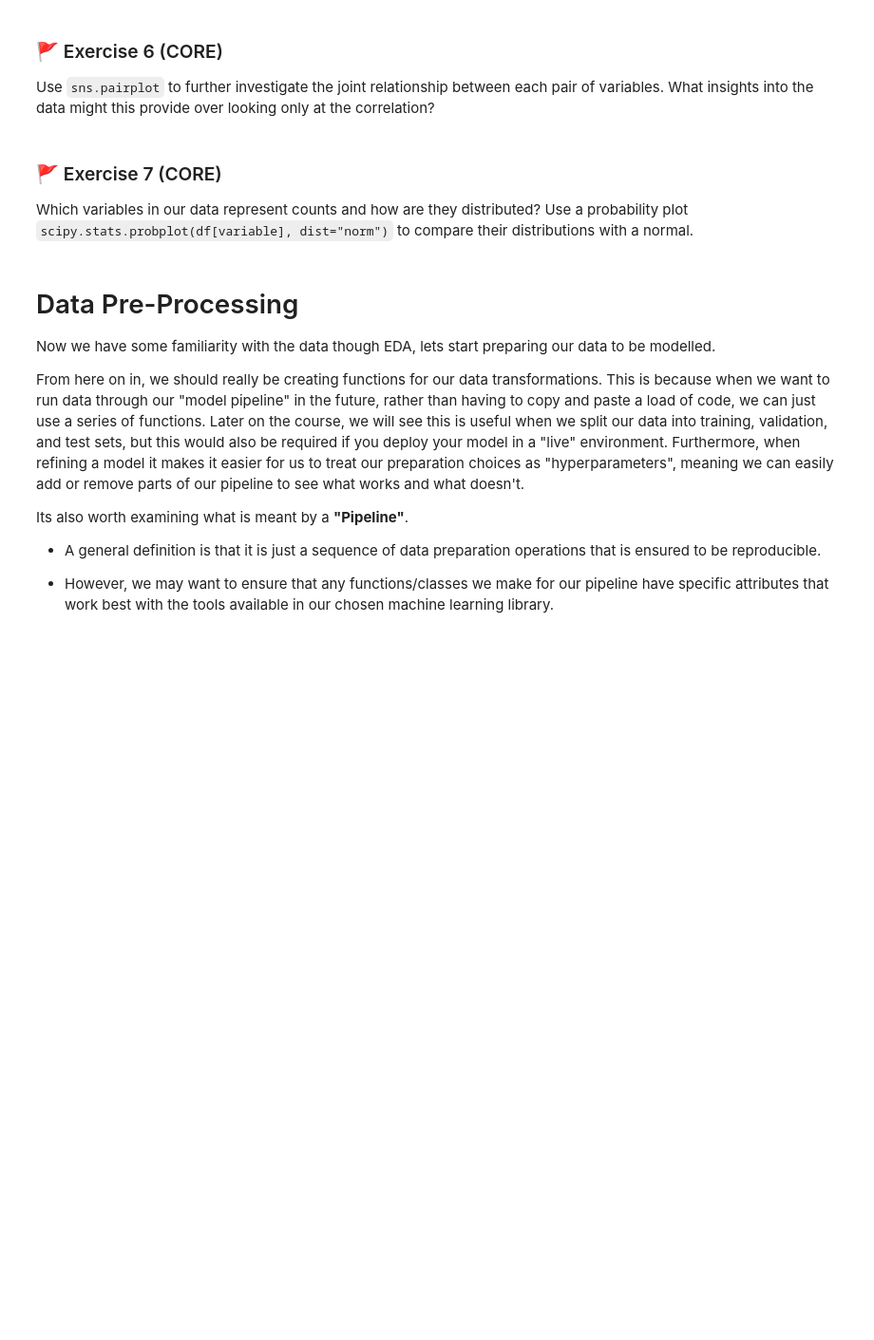
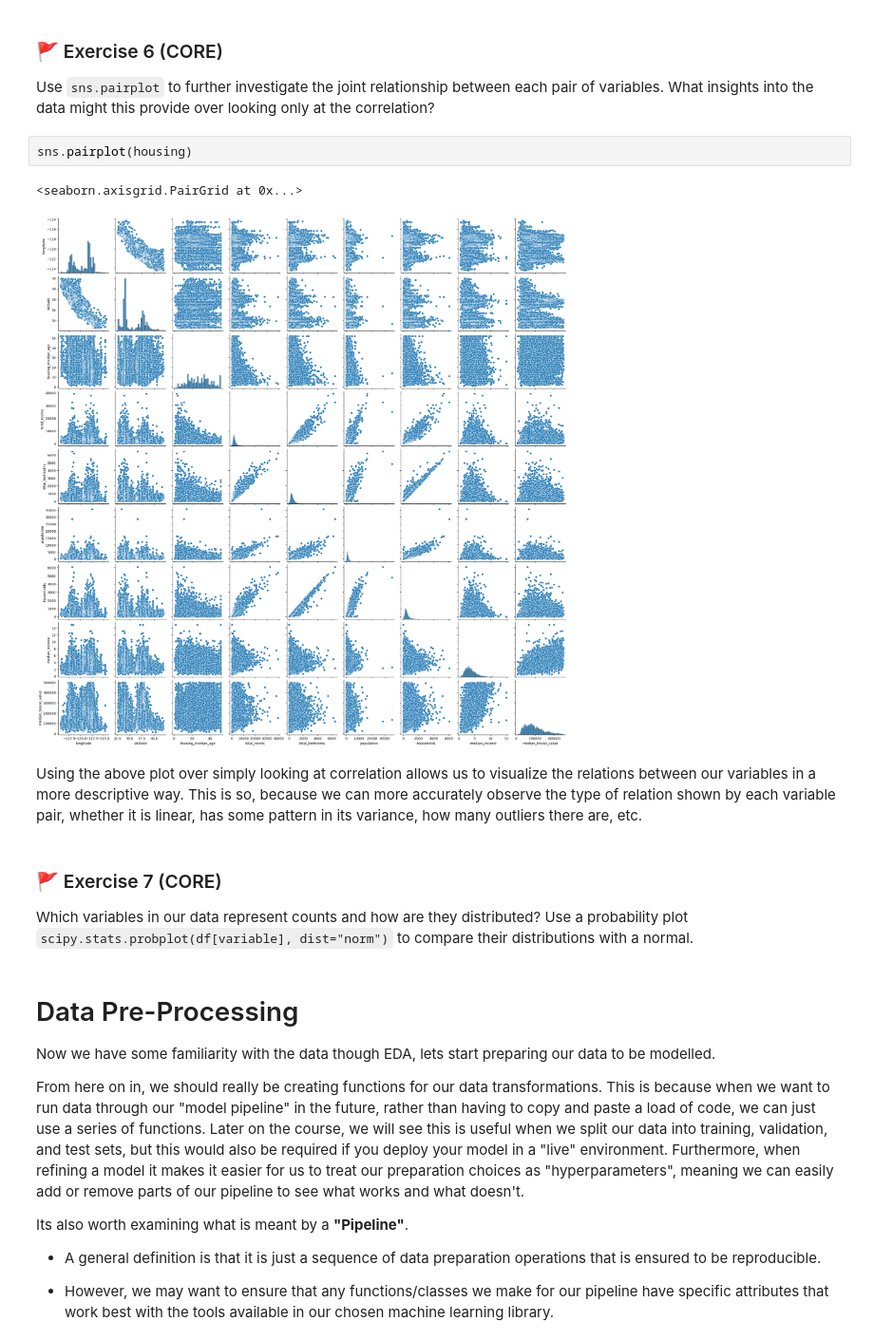
Before and after one commit to StefanoLema/MLPy_2025_week01, a Jupyter notebook: mlp_week01.ipynb, the cells around one changed output. Shown at 95% size. Drawn from its saved outputs; the diff is of its cells as text; blank space fills up the shorter version.

```diff
--- a/mlp_week01.ipynb
+++ b/mlp_week01.ipynb
@@ -254,6 +289,13 @@ Examine if/which of the features are correlated to each other. Are any of the fe
 ### 🚩 Exercise 6 (CORE)
 
 Use `sns.pairplot` to further investigate the joint relationship between each pair of variables. What insights into the data might this provide over looking only at the correlation?
+# %%
+sns.pairplot(housing)
+# %% [output]
+<seaborn.axisgrid.PairGrid at 0x...>
+[figure, added]
+# %% [markdown]
+Using the above plot over simply looking at correlation allows us to visualize the relations between our variables in a more descriptive way. This is so, because we can more accurately observe the type of relation shown by each variable pair, whether it is linear, has some pattern in its variance, how many outliers there are, etc.
 # %% [markdown]
 ### 🚩 Exercise 7 (CORE)
 
```
Also changed, not shown: parts of 9 cells of this notebook.
